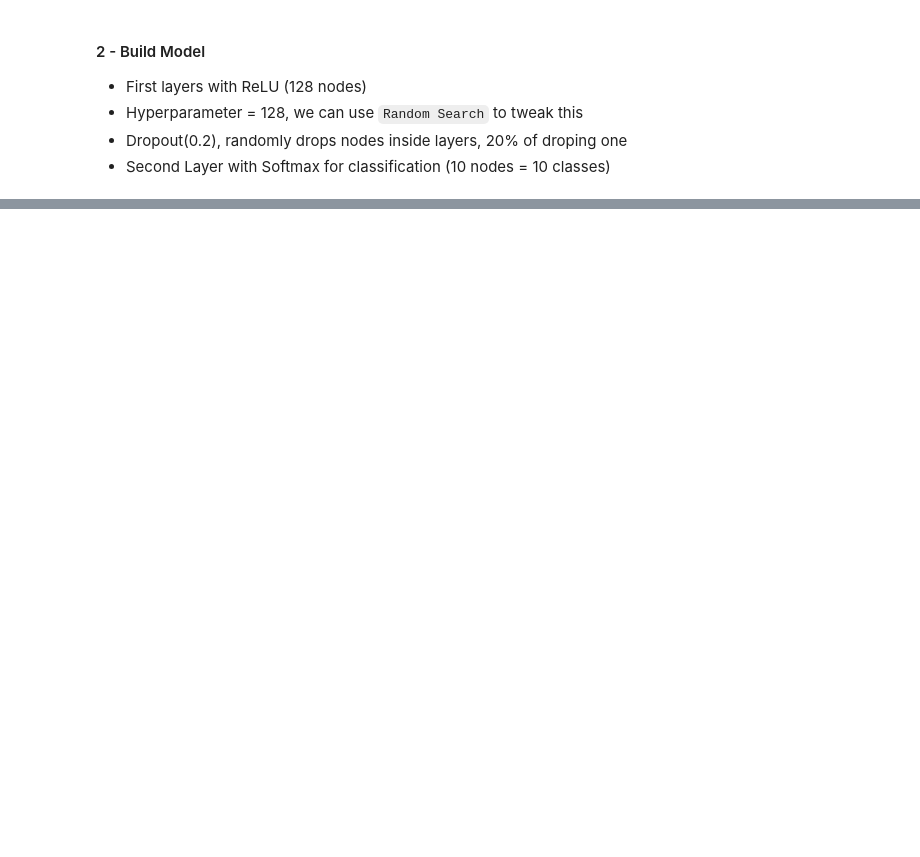
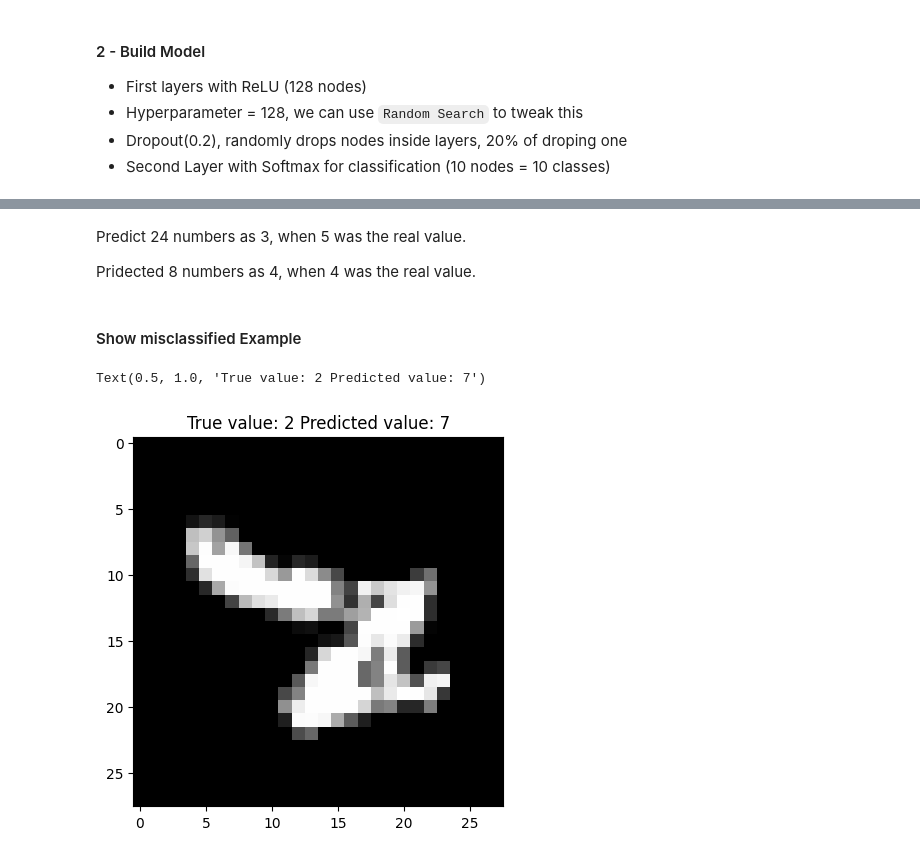
Before and after one commit to ivanxavier7/machinelearning, a Jupyter notebook: DeepLearning/Neuron.ipynb, the cells around one changed output, grey strips where cells are left out. Drawn from its saved outputs; the diff is of its cells as text; code cells hidden in the pictures; blank space fills up the shorter version.

```diff
--- a/DeepLearning/Neuron.ipynb
+++ b/DeepLearning/Neuron.ipynb
@@ -299,0 +437,14 @@ $$ x = {-b \pm \sqrt{b^2-4ac} \over 2a} $$
+# %% [markdown]
+Predict 24 numbers as 3, when 5 was the real value.
+
+Pridected 8 numbers as 4, when 4 was the real value.
+# %% [markdown]
+#### Show misclassified Example
+# %%
+misclassified_idx = np.where(p_test != y_test)[0]
+i = np.random.choice(misclassified_idx)
+plt.imshow(x_test[i], cmap='gray')
+plt.title("True value: %s Predicted value: %s" % (y_test[i], p_test[i]))
+# %% [output]
+Text(0.5, 1.0, 'True value: 2 Predicted value: 7')
+[figure, added]
```
Also changed, not shown: parts of 32 cells of this notebook.
